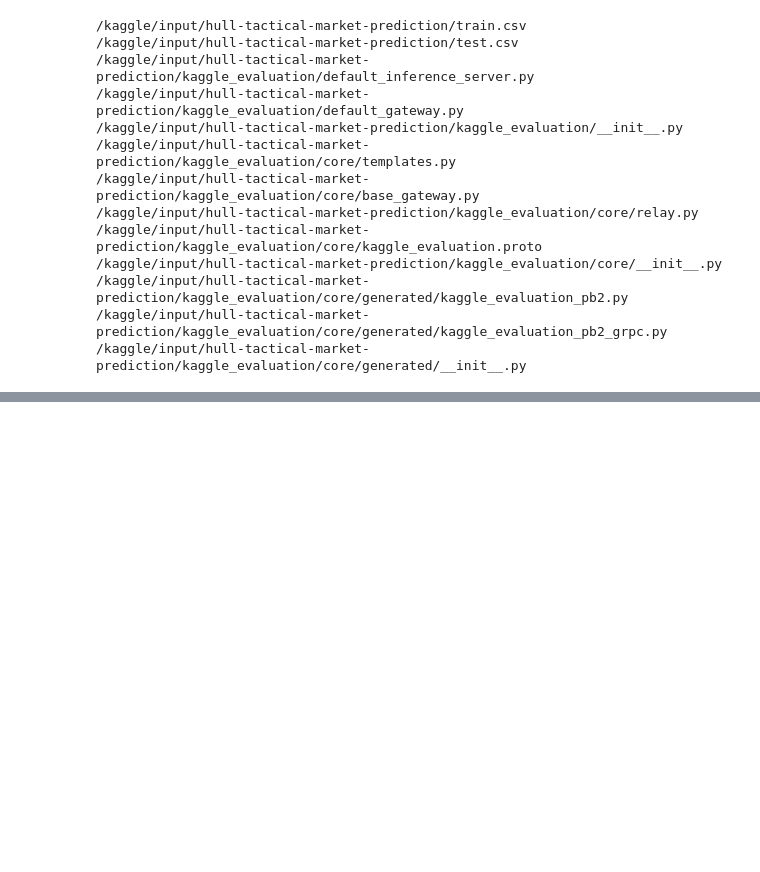
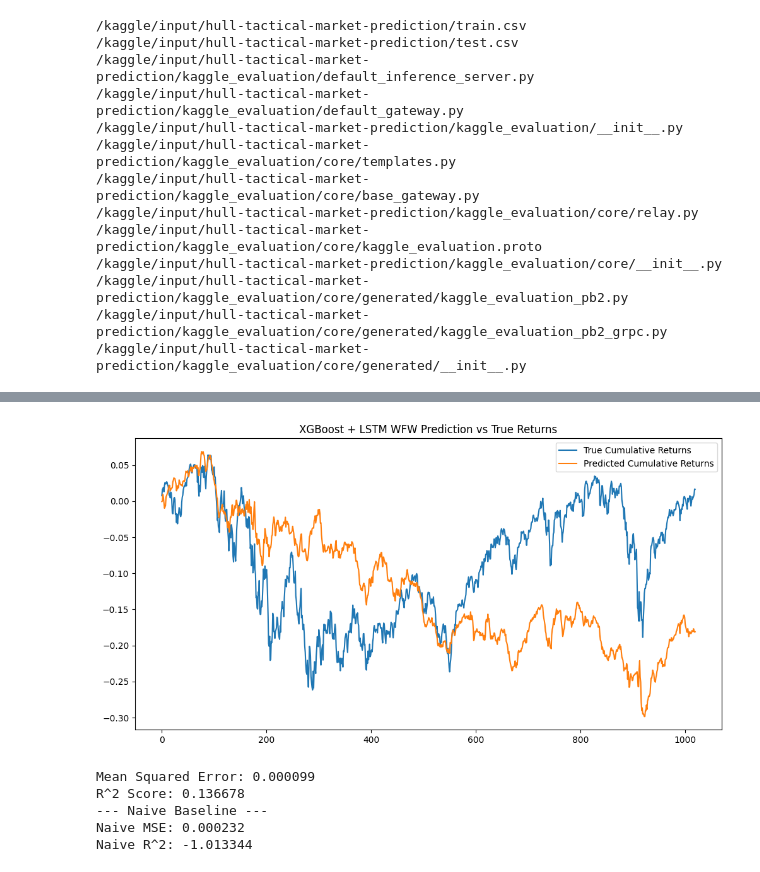
Before and after one commit to apasvenskas/A-Companys-Profile-Example, a Jupyter notebook: hull-initial.ipynb, the cells around one changed output, grey strips where cells are left out. Saved outputs shown, nothing was run; the diff lists cells and outputs as text; code cells hidden in the pictures; blank space fills up the shorter version.

```diff
--- a/hull-initial.ipynb
+++ b/hull-initial.ipynb
@@ -192,0 +68,20 @@ Completed day 1500 / 2020
+# %%
+# 2. Walk-Forward Validation Setup
+W_train = 1000
+start_test_index = W_train
+
+DROP_COLS = ['date_id', TARGET_COL, 'target', 'risk_free_rate']
+
+all_predictions = []
+all_true_returns = []
+
+# Define stronger XGBRegressor
+xgb_model = XGBRegressor(
+    n_estimators=500,
+    max_depth=6,
+    learning_rate=0.05,
+    subsample=0.8,
+    colsample_bytree=0.8,
+    random_state=42,
+    n_jobs=-1
+)
@@ -193,17 +167,40 @@ Completed day 1500 / 2020
 # %%
-import matplotlib.pyplot as plt
+# 5. Evaluate
+from matplotlib import pyplot as plt
 
-# Convert to numpy arrays
 preds = np.array(all_predictions)
 true_vals = np.array(all_true_returns)
 
-# Cumulative returns (assuming predictions are daily returns)
 cumulative_true = np.cumsum(true_vals)
 cumulative_pred = np.cumsum(preds)
 
 plt.figure(figsize=(12,6))
 plt.plot(cumulative_true, label="True Cumulative Returns")
 plt.plot(cumulative_pred, label="Predicted Cumulative Returns")
 plt.legend()
-plt.title("Model Prediction vs True Market Returns")
+plt.title("XGBoost + LSTM WFW Prediction vs True Returns")
 plt.show()
+
+mse = mean_squared_error(true_vals, preds)
+r2 = r2_score(true_vals, preds)
+
+print(f"Mean Squared Error: {mse:.6f}")
+print(f"R^2 Score: {r2:.6f}")
+
+# Naive Baseline (Lag-1)
+naive_preds = df_cleaned['lag_1'].iloc[start_test_index:].values
+naive_true = df_cleaned['target'].iloc[start_test_index:].values
+
+naive_mse = mean_squared_error(naive_true, naive_preds)
+naive_r2 = r2_score(naive_true, naive_preds)
+
+print("--- Naive Baseline ---")
+print(f"Naive MSE: {naive_mse:.6f}")
+print(f"Naive R^2: {naive_r2:.6f}")
+# %% [output]
+[figure, added]
+Mean Squared Error: 0.000099
+R^2 Score: 0.136678
+--- Naive Baseline ---
+Naive MSE: 0.000232
+Naive R^2: -1.013344
```
Also changed, not shown: parts of 8 cells of this notebook.
